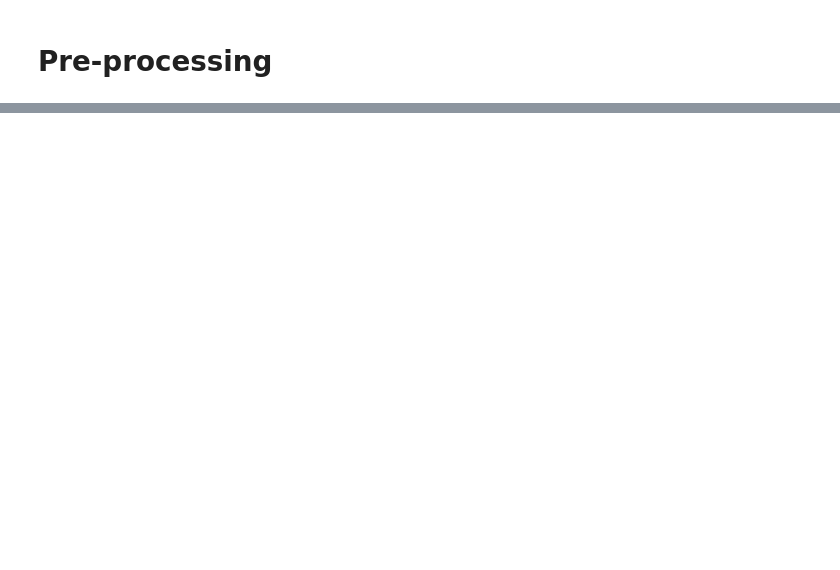
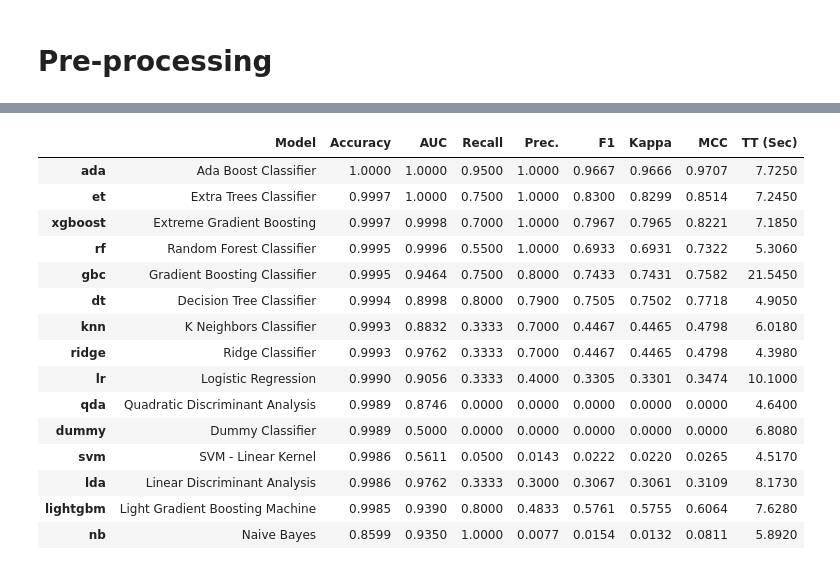
Before and after one commit to Cuadros99/pfc-ime, a Jupyter notebook: Scripts/pre-processing.ipynb, the cells around one changed output, grey strips where cells are left out. Drawn from its saved outputs; the diff is of its cells as text; code cells hidden in the pictures; blank space fills up the shorter version.

```diff
--- a/Scripts/pre-processing.ipynb
+++ b/Scripts/pre-processing.ipynb
@@ -792,0 +228,10 @@ for key in dfs_final:
+# %%
+iterative_imputation_pre_processing_setup = setup(
+                                                dataset,
+                                                target = 'Label',
+                                                date_features = ['Timestamp'],
+                                                create_date_columns = ['hour', 'minute', 'second', 'day', 'month'],
+                                                imputation_type = 'iterative',
+                                                fold_strategy = 'stratifiedkfold',
+                                                fold = 10
+                                                )
@@ -792,0 +273,5 @@ for key in dfs_final:
+# %%
+result = test_and_save_pre_processing_approach('iterative_imputation_pre_processing', iterative_imputation_pre_processing_setup)
+models_comparison_iterative_imputation = result[0]
+dataset_iterative_imputation_pre_processing = result[1]
+# %% [output]
@@ -792,0 +279,16 @@ for key in dfs_final:
+|  | Model | Accuracy | AUC | Recall | Prec. | F1 | Kappa | MCC | TT (Sec) |
+| ada | Ada Boost Classifier | 1.0000 | 1.0000 | 0.9500 | 1.0000 | 0.9667 | 0.9666 | 0.9707 | 7.7250 |
+| et | Extra Trees Classifier | 0.9997 | 1.0000 | 0.7500 | 1.0000 | 0.8300 | 0.8299 | 0.8514 | 7.2450 |
+| xgboost | Extreme Gradient Boosting | 0.9997 | 0.9998 | 0.7000 | 1.0000 | 0.7967 | 0.7965 | 0.8221 | 7.1850 |
+| rf | Random Forest Classifier | 0.9995 | 0.9996 | 0.5500 | 1.0000 | 0.6933 | 0.6931 | 0.7322 | 5.3060 |
+| gbc | Gradient Boosting Classifier | 0.9995 | 0.9464 | 0.7500 | 0.8000 | 0.7433 | 0.7431 | 0.7582 | 21.5450 |
+| dt | Decision Tree Classifier | 0.9994 | 0.8998 | 0.8000 | 0.7900 | 0.7505 | 0.7502 | 0.7718 | 4.9050 |
+| knn | K Neighbors Classifier | 0.9993 | 0.8832 | 0.3333 | 0.7000 | 0.4467 | 0.4465 | 0.4798 | 6.0180 |
+| ridge | Ridge Classifier | 0.9993 | 0.9762 | 0.3333 | 0.7000 | 0.4467 | 0.4465 | 0.4798 | 4.3980 |
+| lr | Logistic Regression | 0.9990 | 0.9056 | 0.3333 | 0.4000 | 0.3305 | 0.3301 | 0.3474 | 10.1000 |
+| qda | Quadratic Discriminant Analysis | 0.9989 | 0.8746 | 0.0000 | 0.0000 | 0.0000 | 0.0000 | 0.0000 | 4.6400 |
+| dummy | Dummy Classifier | 0.9989 | 0.5000 | 0.0000 | 0.0000 | 0.0000 | 0.0000 | 0.0000 | 6.8080 |
+| svm | SVM - Linear Kernel | 0.9986 | 0.5611 | 0.0500 | 0.0143 | 0.0222 | 0.0220 | 0.0265 | 4.5170 |
+| lda | Linear Discriminant Analysis | 0.9986 | 0.9762 | 0.3333 | 0.3000 | 0.3067 | 0.3061 | 0.3109 | 8.1730 |
+| lightgbm | Light Gradient Boosting Machine | 0.9985 | 0.9390 | 0.8000 | 0.4833 | 0.5761 | 0.5755 | 0.6064 | 7.6280 |
+| nb | Naive Bayes | 0.8599 | 0.9350 | 1.0000 | 0.0077 | 0.0154 | 0.0132 | 0.0811 | 5.8920 |
```
Also changed, not shown: parts of 124 cells of this notebook, 1 other file.
